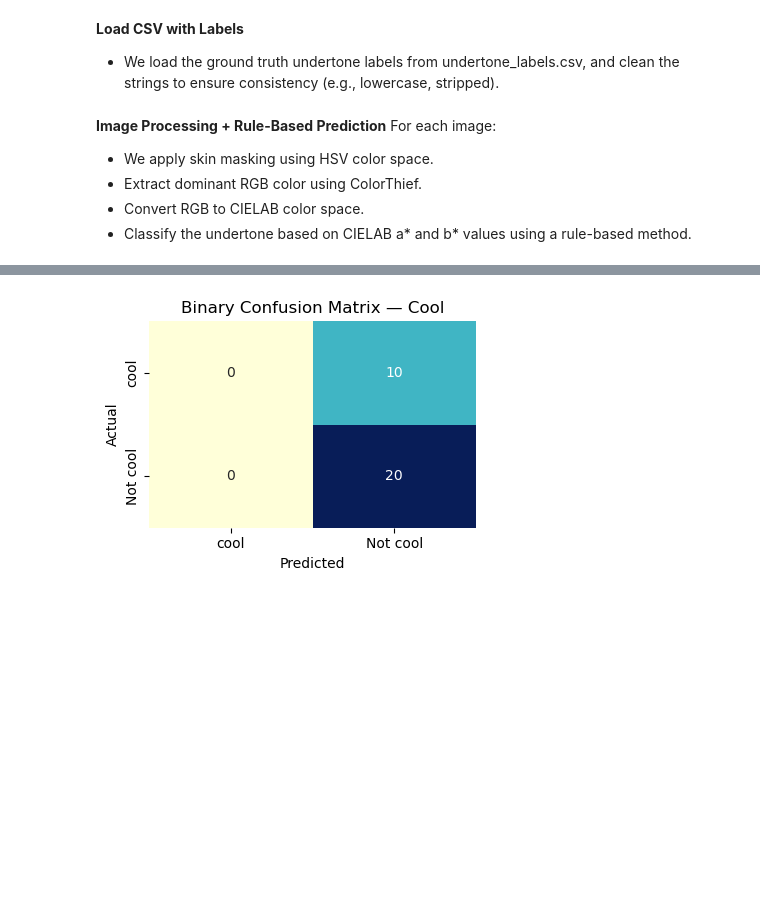
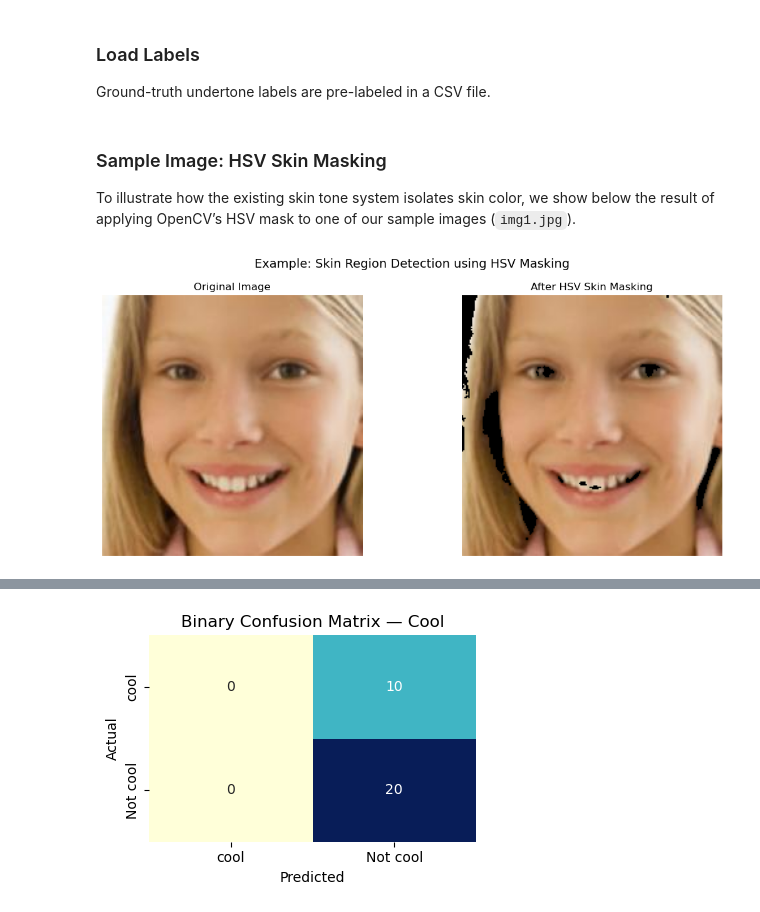
Before and after one commit to Marian843/undertone-experiment, a Jupyter notebook: experiment.ipynb, the cells around one changed output, grey strips where cells are left out. Cells and saved outputs as stored; diff of their text form; code cells hidden in the pictures; blank space fills up the shorter version.

```diff
--- a/experiment.ipynb
+++ b/experiment.ipynb
@@ -19,17 +24,48 @@ from sklearn.metrics import (
 # Suppress warnings
 import warnings
 warnings.filterwarnings("ignore")
-# %% [markdown]
-**Load CSV with Labels**
-- We load the ground truth undertone labels from undertone_labels.csv, and clean the strings to ensure consistency (e.g., lowercase, stripped).
+# %% [markdown]
+### Load Labels
+Ground-truth undertone labels are pre-labeled in a CSV file.
 # %%
 # Load and normalize labels
 labels_df = pd.read_csv("undertone_labels.csv")
 labels_df["ground_truth_undertone"] = labels_df["ground_truth_undertone"].str.strip().str.lower()
-# %% [markdown]
-**Image Processing + Rule-Based Prediction**
-For each image:
-- We apply skin masking using HSV color space.
-- Extract dominant RGB color using ColorThief.
-- Convert RGB to CIELAB color space.
-- Classify the undertone based on CIELAB a* and b* values using a rule-based method.
+# %% [markdown]
+### Sample Image: HSV Skin Masking
+
+To illustrate how the existing skin tone system isolates skin color, we show below the result of applying OpenCV’s HSV mask to one of our sample images (`img1.jpg`).
+# %%
+import cv2
+import matplotlib.pyplot as plt
+
+# Load your sample image
+img_path = "images/img1.jpg"  # make sure this path is correct
+image = cv2.imread(img_path)
+image_rgb = cv2.cvtColor(image, cv2.COLOR_BGR2RGB)
+
+# Apply HSV skin mask
+hsv = cv2.cvtColor(image, cv2.COLOR_BGR2HSV)
+lower_skin = (0, 20, 70)
+upper_skin = (20, 255, 255)
+mask = cv2.inRange(hsv, lower_skin, upper_skin)
+masked = cv2.bitwise_and(image_rgb, image_rgb, mask=mask)
+
+# Plot original vs masked
+plt.figure(figsize=(12, 5))
+
+plt.subplot(1, 2, 1)
+plt.imshow(image_rgb)
+plt.title("Original Image")
+plt.axis('off')
+
+plt.subplot(1, 2, 2)
+plt.imshow(masked)
+plt.title("After HSV Skin Masking")
+plt.axis('off')
+
+plt.suptitle("Example: Skin Region Detection using HSV Masking", fontsize=14)
+plt.tight_layout()
+plt.show()
+# %% [output]
+[figure, added]
```
Also changed, not shown: parts of 12 cells of this notebook.
